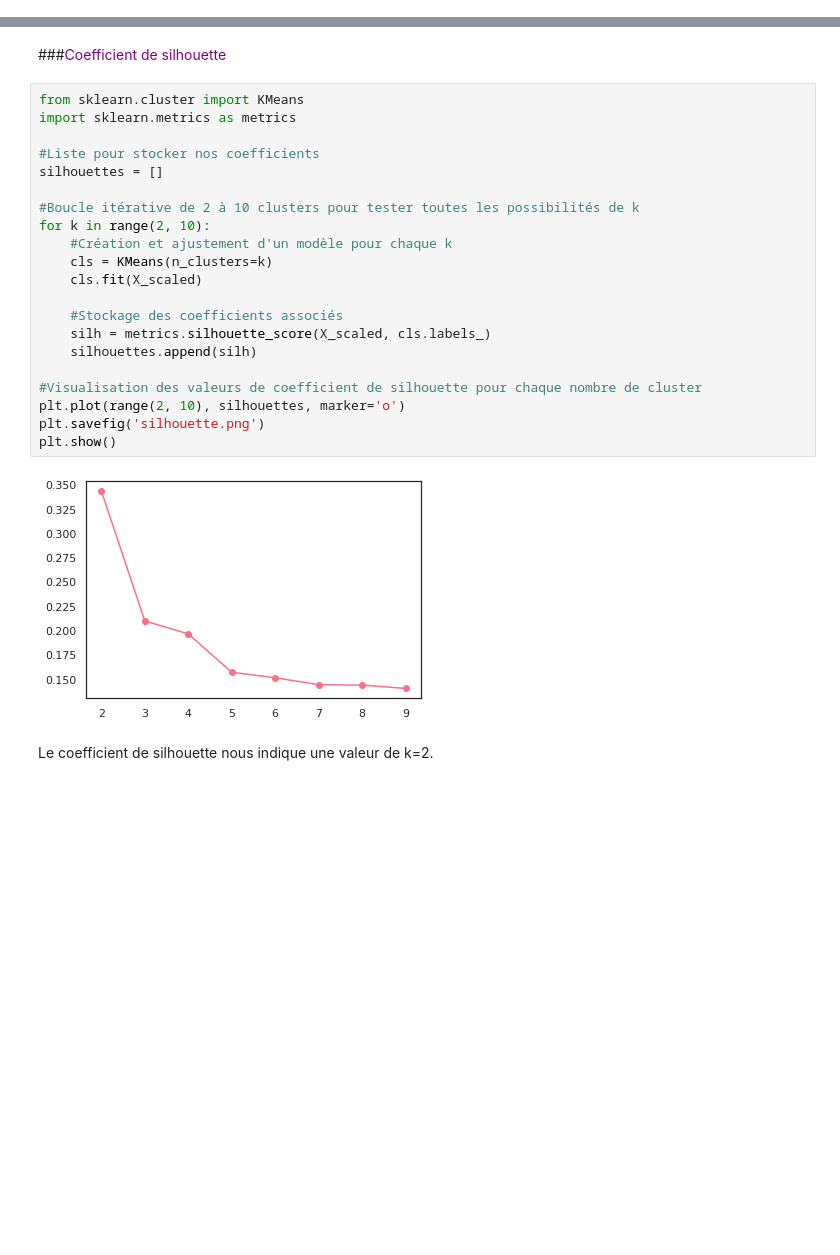
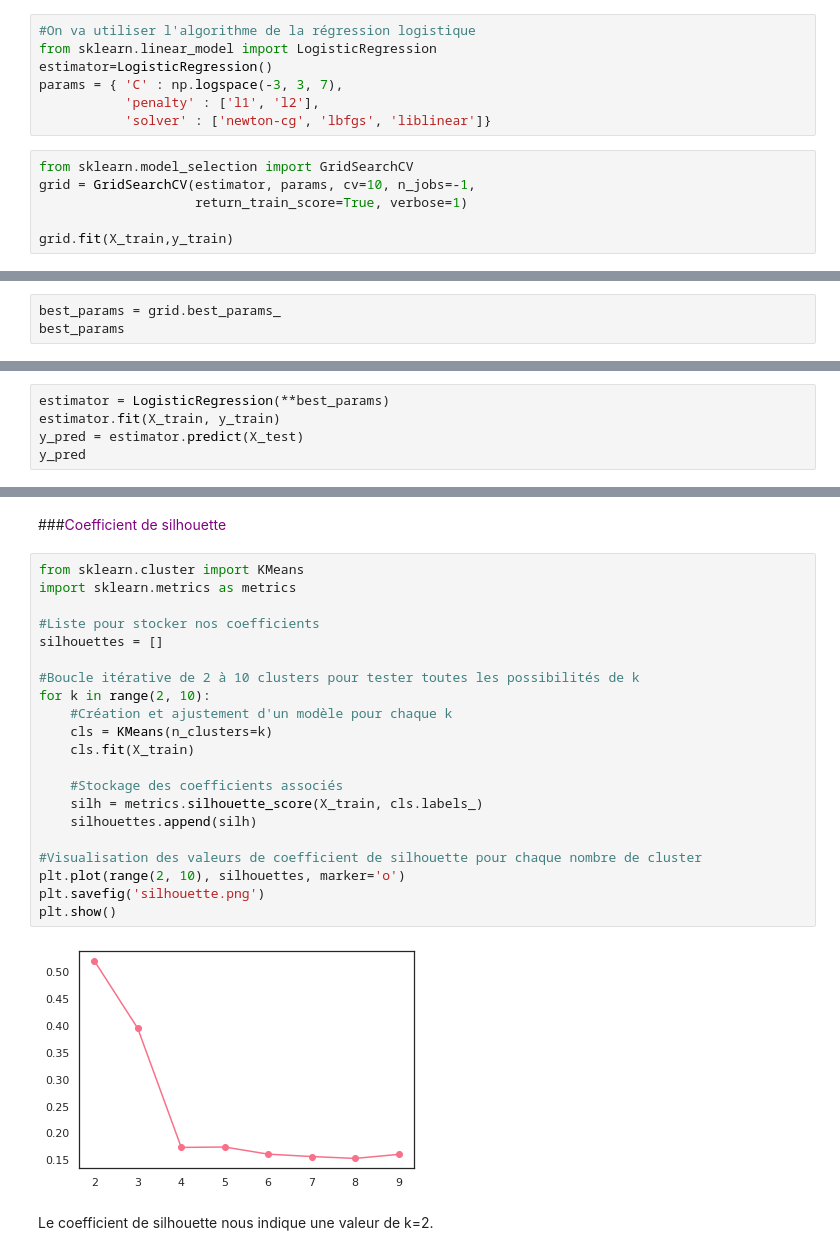
Before and after one commit to Randasabag/Detectez-des-faux-billets-avec-R-ou-Python, a Jupyter notebook: P10.ipynb, the cells around one changed output, grey strips where cells are left out. Saved outputs shown, nothing was run; the diff lists cells and outputs as text; blank space fills up the shorter version.

```diff
--- a/P10.ipynb
+++ b/P10.ipynb
@@ -1071,0 +1114,13 @@ Score du train set : 0.99 Score du test set : 0.99
+# %%
+#On va utiliser l'algorithme de la régression logistique
+from sklearn.linear_model import LogisticRegression
+estimator=LogisticRegression()
+params = { 'C' : np.logspace(-3, 3, 7),
+           'penalty' : ['l1', 'l2'],
+           'solver' : ['newton-cg', 'lbfgs', 'liblinear']}
+# %%
+from sklearn.model_selection import GridSearchCV
+grid = GridSearchCV(estimator, params, cv=10, n_jobs=-1,
+                    return_train_score=True, verbose=1)
+
+grid.fit(X_train,y_train)
@@ -1071,0 +1151,3 @@ Score du train set : 0.99 Score du test set : 0.99
+# %%
+best_params = grid.best_params_
+best_params
@@ -1071,0 +1179,5 @@ Score du train set : 0.99 Score du test set : 0.99
+# %%
+estimator = LogisticRegression(**best_params)
+estimator.fit(X_train, y_train)
+y_pred = estimator.predict(X_test)
+y_pred
@@ -1107,26 +1282,26 @@ Index(['b0', 'b1', 'b2', 'b3', 'b4', 'b5', 'b6', 'b7', 'b8', 'b9',
 # %%
 from sklearn.cluster import KMeans
 import sklearn.metrics as metrics
 
 #Liste pour stocker nos coefficients
 silhouettes = []
 
 #Boucle itérative de 2 à 10 clusters pour tester toutes les possibilités de k
 for k in range(2, 10):
     #Création et ajustement d'un modèle pour chaque k
     cls = KMeans(n_clusters=k)
-    cls.fit(X_scaled)
+    cls.fit(X_train)
 
     #Stockage des coefficients associés
-    silh = metrics.silhouette_score(X_scaled, cls.labels_)
+    silh = metrics.silhouette_score(X_train, cls.labels_)
     silhouettes.append(silh)
 
 #Visualisation des valeurs de coefficient de silhouette pour chaque nombre de cluster
 plt.plot(range(2, 10), silhouettes, marker='o')
 plt.savefig('silhouette.png')
 plt.show()
 # %% [output]
-[figure, old version]
+[figure, new version]
 # %% [markdown]
 Le coefficient de silhouette nous indique une valeur de k=2.
 # %% [markdown]
```
Also changed, not shown: parts of 54 cells of this notebook.
